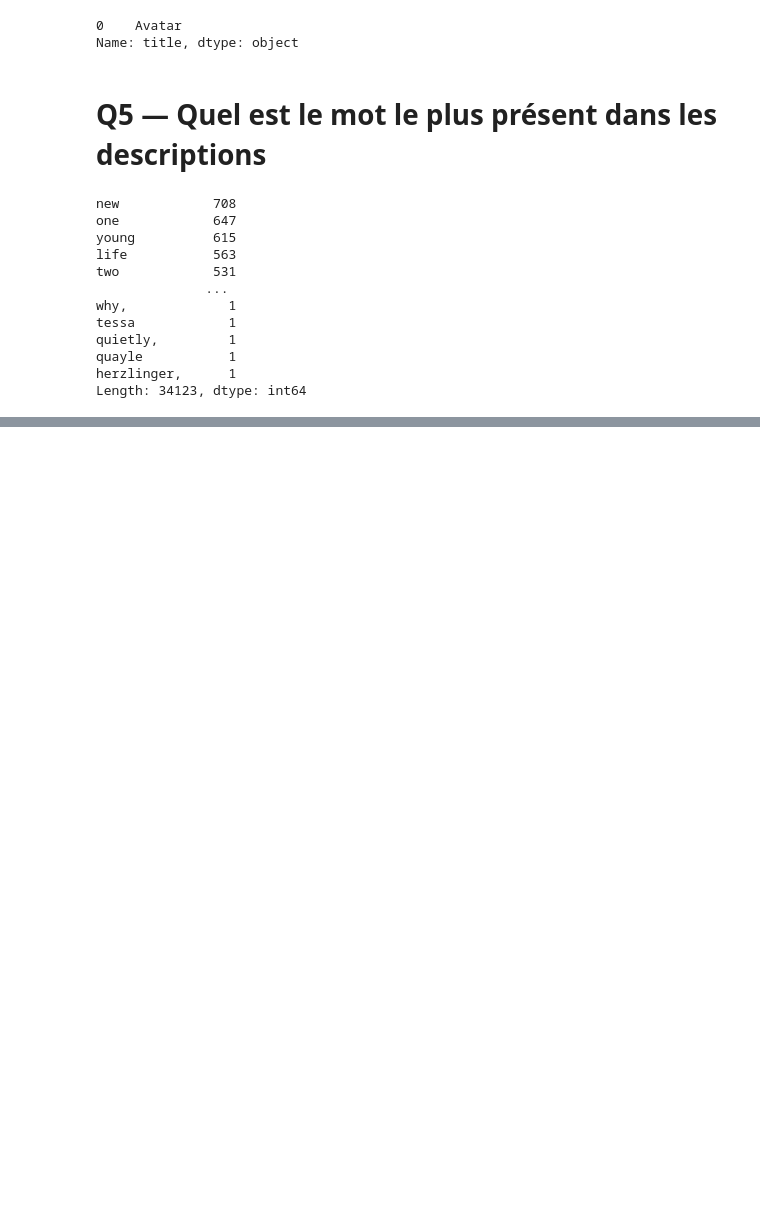
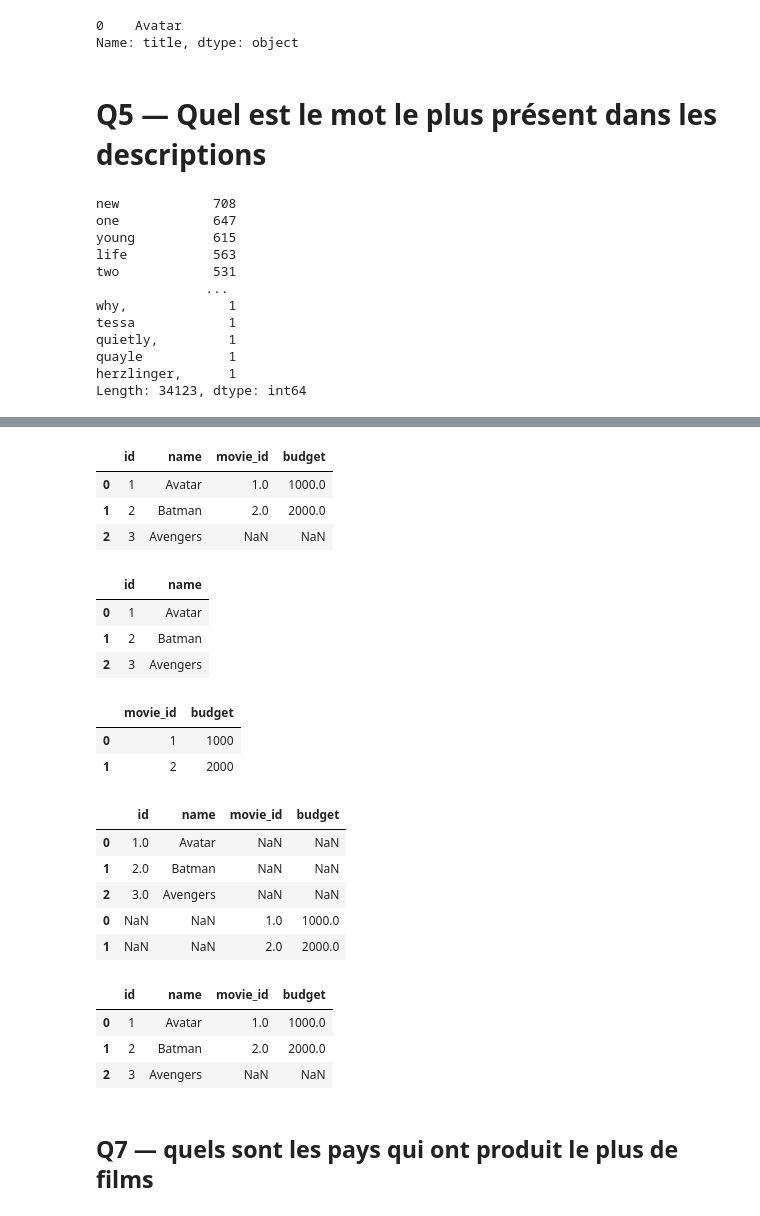
Before and after one commit to Bl3f/amse2022, a Jupyter notebook: Groupe B/Day 3 — TMDB.ipynb, the cells around one changed output, grey strips where cells are left out. Saved outputs shown, nothing was run; the diff lists cells and outputs as text; code cells hidden in the pictures; blank space fills up the shorter version.

```diff
--- a/Groupe B/Day 3 — TMDB.ipynb
+++ b/Groupe B/Day 3 — TMDB.ipynb
@@ -126,0 +292,3 @@ Length: 34123, dtype: int64
+# %%
+A = pd.DataFrame({"id": [1, 2, 3], "name": ["Avatar", "Batman", "Avengers"]})
+B = pd.DataFrame({"movie_id": [1, 2], "budget": [1000, 2000]})
@@ -126,0 +308,7 @@ Length: 34123, dtype: int64
+# %%
+A.merge(B, left_on="id", right_on="movie_id", how="left")
+# %% [output]
+|  | id | name | movie_id | budget |
+| 0 | 1 | Avatar | 1.0 | 1000.0 |
+| 1 | 2 | Batman | 2.0 | 2000.0 |
+| 2 | 3 | Avengers | NaN | NaN |
@@ -126,0 +322,31 @@ Length: 34123, dtype: int64
+# %%
+A
+# %% [output]
+|  | id | name |
+| 0 | 1 | Avatar |
+| 1 | 2 | Batman |
+| 2 | 3 | Avengers |
+# %%
+B
+# %% [output]
+|  | movie_id | budget |
+| 0 | 1 | 1000 |
+| 1 | 2 | 2000 |
+# %%
+pd.concat([A, B], axis=0)
+# %% [output]
+|  | id | name | movie_id | budget |
+| 0 | 1.0 | Avatar | NaN | NaN |
+| 1 | 2.0 | Batman | NaN | NaN |
+| 2 | 3.0 | Avengers | NaN | NaN |
+| 0 | NaN | NaN | 1.0 | 1000.0 |
+| 1 | NaN | NaN | 2.0 | 2000.0 |
+# %%
+pd.concat([A, B], axis=1)
+# %% [output]
+|  | id | name | movie_id | budget |
+| 0 | 1 | Avatar | 1.0 | 1000.0 |
+| 1 | 2 | Batman | 2.0 | 2000.0 |
+| 2 | 3 | Avengers | NaN | NaN |
+# %% [markdown]
+## Q7 — quels sont les pays qui ont produit le plus de films
```
Also changed, not shown: parts of 29 cells of this notebook, 1 other file.
